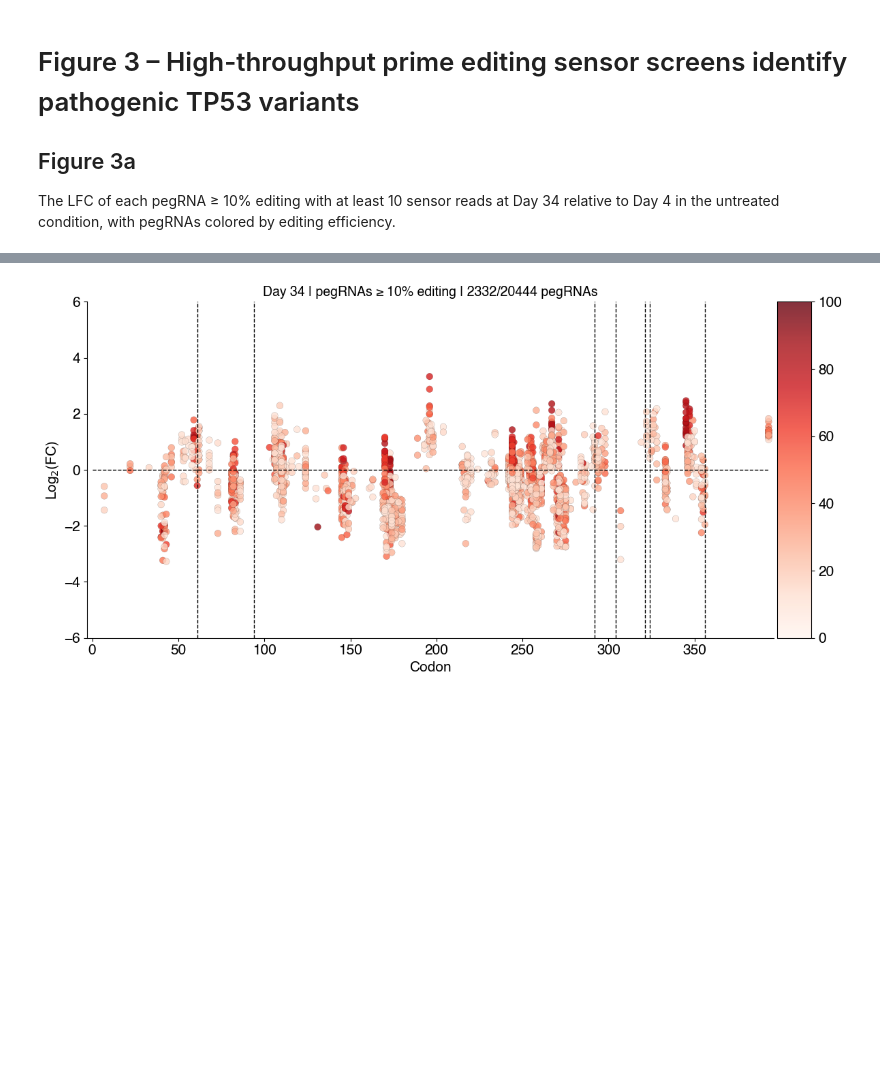
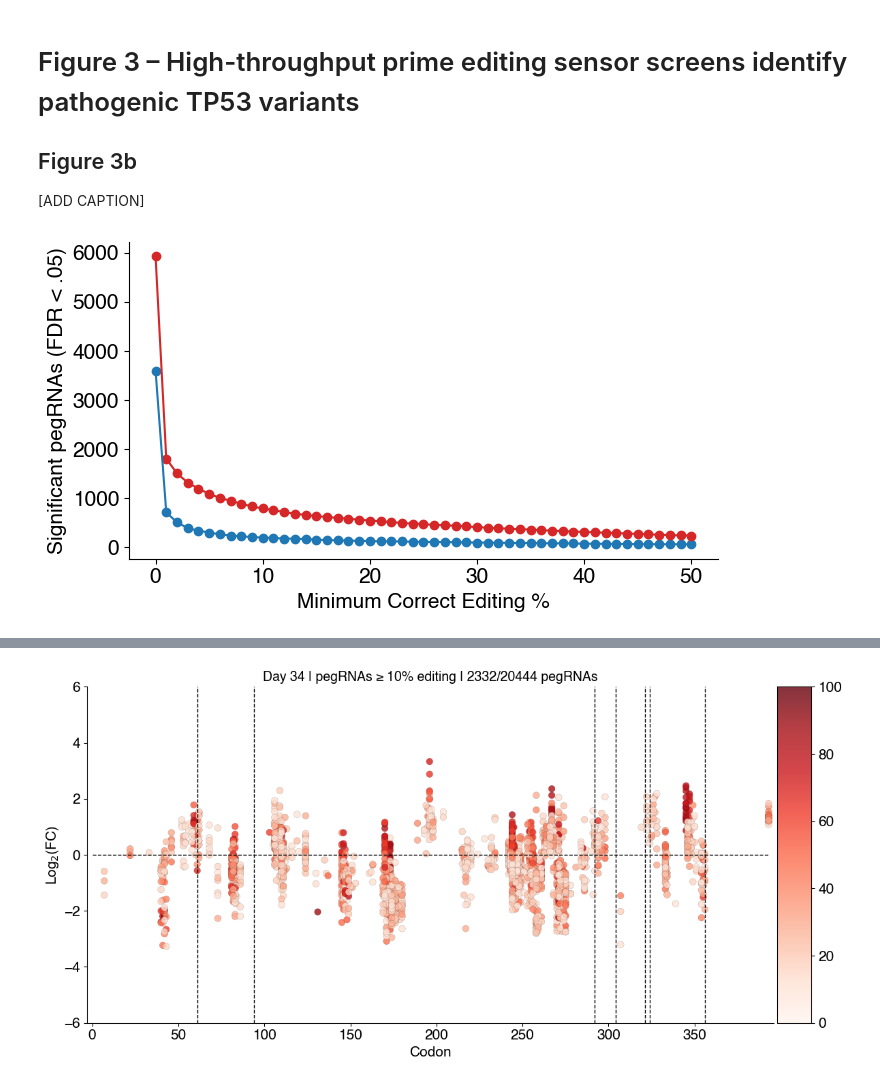
Before and after one commit to samgould2/p53-prime-editing-sensor, a Jupyter notebook: figure3.ipynb, the cells around one changed output, grey strips where cells are left out. Cells and saved outputs as stored; diff of their text form; code cells hidden in the pictures; blank space fills up the shorter version.

```diff
--- a/figure3.ipynb
+++ b/figure3.ipynb
@@ -1,8 +1,9 @@
 # %% [markdown]
 # Figure 3 – High-throughput prime editing sensor screens identify pathogenic TP53 variants
-## Figure 3a
 
-The LFC of each pegRNA ≥ 10% editing with at least 10 sensor reads at Day 34 relative to Day 4 in the untreated condition, with pegRNAs colored by editing efficiency.
+## Figure 3b
+
+[ADD CAPTION]
 # %%
 import numpy as np
 import seaborn as sns
@@ -87,0 +134,18 @@ mageck_dict = dict(zip(samps, dfs2))
+# %%
+fig, ax = plt.subplots(figsize=(7,4))
+ax.scatter(cps, num_signif_enriched_untreated, label='Untreated', color='tab:blue')
+ax.scatter(cps, num_signif_enriched_nutlin, label='Nutlin', color='tab:red')
+ax.plot(cps, num_signif_enriched_untreated, color='tab:blue')
+ax.plot(cps, num_signif_enriched_nutlin, color='tab:red')
+
+ax.spines[['top', 'right']].set_visible(False)
+ax.tick_params(axis='both', which='major', labelsize=15)
+#ax.legend(fontsize=15)
+
+ax.set_ylabel('Significant pegRNAs (FDR < .05)', fontsize=15)
+ax.set_xlabel('Minimum Correct Editing %', fontsize=15)
+
+fig.tight_layout()
+#fig.savefig('fig3b.pdf')
+# %% [output]
+[figure, added]
```
Also changed, not shown: parts of 12 cells of this notebook, 2 other files.
